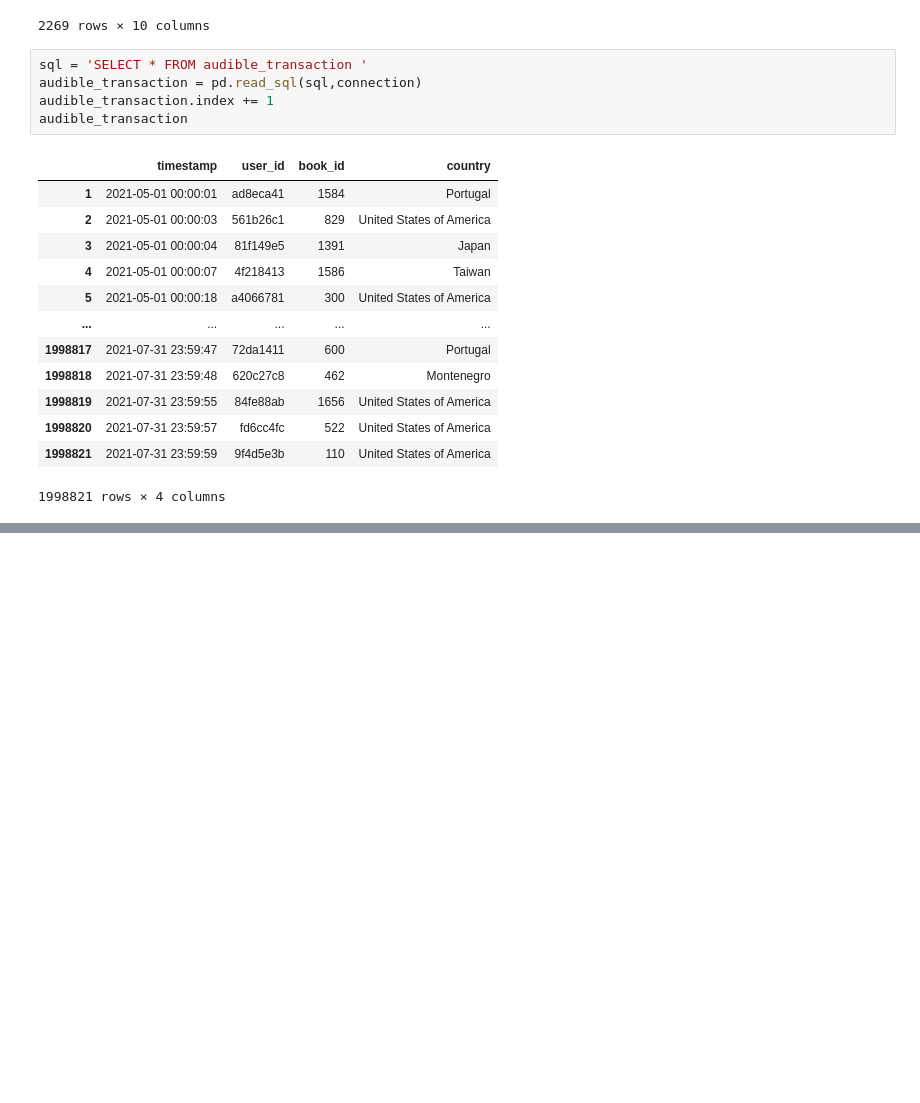
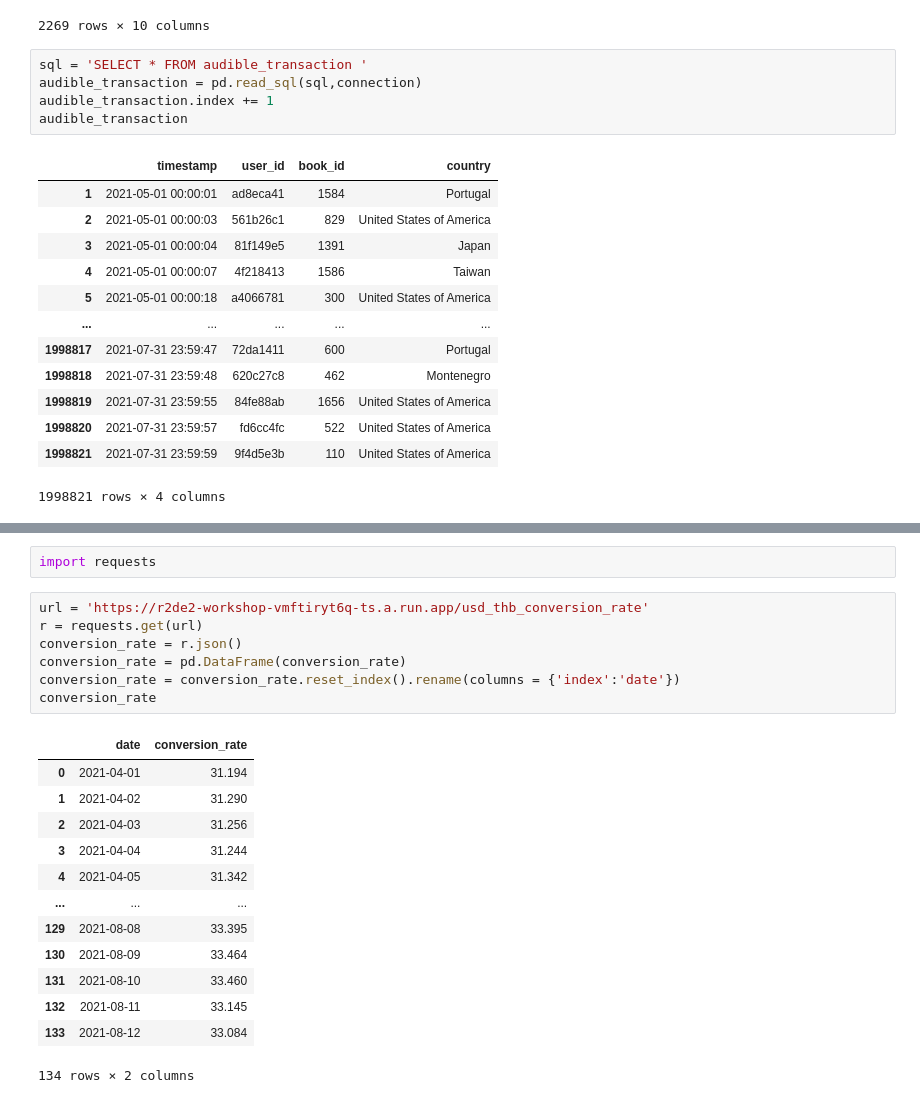
Before and after one commit to supakornkr/RoadToDE-Workshop, a Jupyter notebook: Data_Collection.ipynb, the cells around one changed output, grey strips where cells are left out. Cells and saved outputs as stored; diff of their text form; blank space fills up the shorter version.

```diff
--- a/Data_Collection.ipynb
+++ b/Data_Collection.ipynb
@@ -113,3 +114,26 @@ transaction
 | 1998819 | 2021-07-31 23:59:57 | fd6cc4fc | 522 | United States of America | Lilac Girls | A Novel | Martha Hall Kelly | Cassandra Campbell | ... |
 | 1998820 | 2021-07-31 23:59:59 | 9f4d5e3b | 110 | United States of America | Unfu*k Yourself | Get Out of Your Head and into You... | Gary John Bishop | Gary John Bishop | ... |
 1998821 rows × 14 columns
+# %%
+import requests
+# %%
+url = 'https://r2de2-workshop-vmftiryt6q-ts.a.run.app/usd_thb_conversion_rate'
+r = requests.get(url)
+conversion_rate = r.json()
+conversion_rate = pd.DataFrame(conversion_rate)
+conversion_rate = conversion_rate.reset_index().rename(columns = {'index':'date'})
+conversion_rate
+# %% [output]
+|  | date | conversion_rate |
+| 0 | 2021-04-01 | 31.194 |
+| 1 | 2021-04-02 | 31.290 |
+| 2 | 2021-04-03 | 31.256 |
+| 3 | 2021-04-04 | 31.244 |
+| 4 | 2021-04-05 | 31.342 |
+| ... | ... | ... |
+| 129 | 2021-08-08 | 33.395 |
+| 130 | 2021-08-09 | 33.464 |
+| 131 | 2021-08-10 | 33.460 |
+| 132 | 2021-08-11 | 33.145 |
+| 133 | 2021-08-12 | 33.084 |
+134 rows × 2 columns
```
Also changed, not shown: parts of 2 cells of this notebook.
